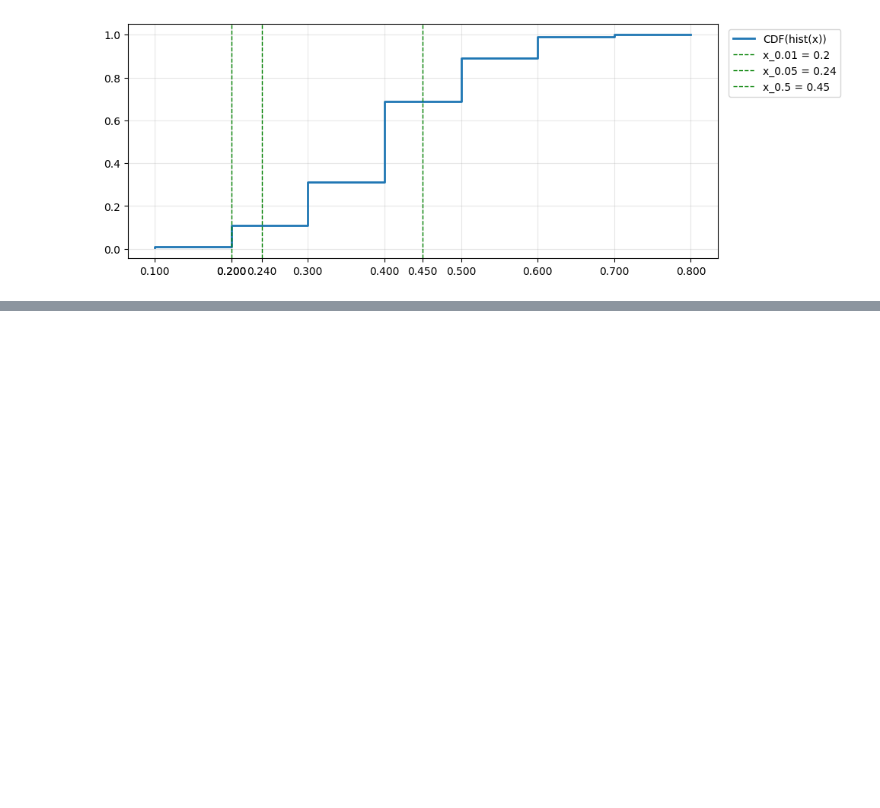
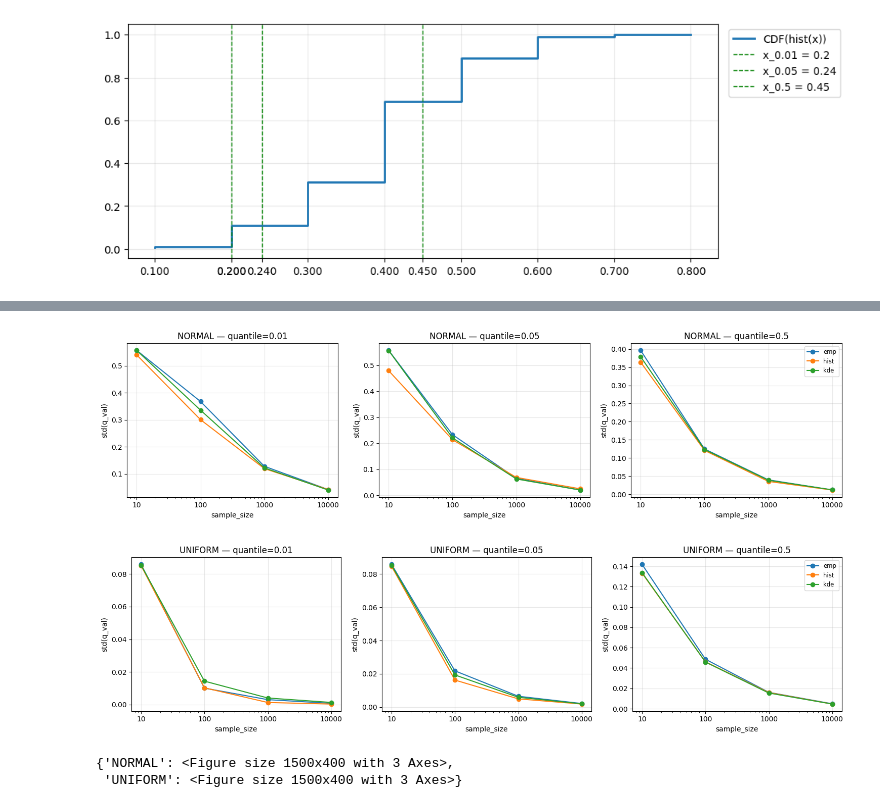
Before and after one commit to e1turin/ipkn-statistics, a Jupyter notebook: lab-2/main.ipynb, the cells around one changed output, grey strips where cells are left out. Cells and saved outputs as stored; diff of their text form; code cells hidden in the pictures; blank space fills up the shorter version.

Commit message:
lab-2: make final experiment results visualization

```diff
--- a/lab-2/main.ipynb
+++ b/lab-2/main.ipynb
@@ -26,9 +25,10 @@ PRECISION = 1000
 SIGMA = 0.05
 EPS_ZERO = 0.005
 X_SPACE = np.linspace(0, 1, PRECISION)
-NUM_EXPERIMENTS = 10_000
+NUM_EXPERIMENTS = 1000
 EXPERIMENT_PARAMS = tuple(itertools.product(DISTRIBUTIONS.keys(), SAMPLE_SIZE))
 WITH_ANALYSE = False
+OUT_FILE_CSV = "quantiles.csv"
 # %%
 def histogram_nbins(n):
     return math.floor(1 + 1.59 * math.log(n))
@@ -240,2 +241,3 @@ df.to_csv("quantiles.csv")
 # %%
-df_norm = df[df["dist_name"] == "NORMAL"]
+df = pd.read_csv(OUT_FILE_CSV)
+df
@@ -241,0 +318,7 @@ df_norm = df[df["dist_name"] == "NORMAL"]
+# %%
+plot_quantile_std(df)
+# %% [output]
+[figure, added]
+[figure, added]
+{'NORMAL': <Figure size 1500x400 with 3 Axes>,
+ 'UNIFORM': <Figure size 1500x400 with 3 Axes>}
```
Also changed, not shown: parts of 6 cells of this notebook.
